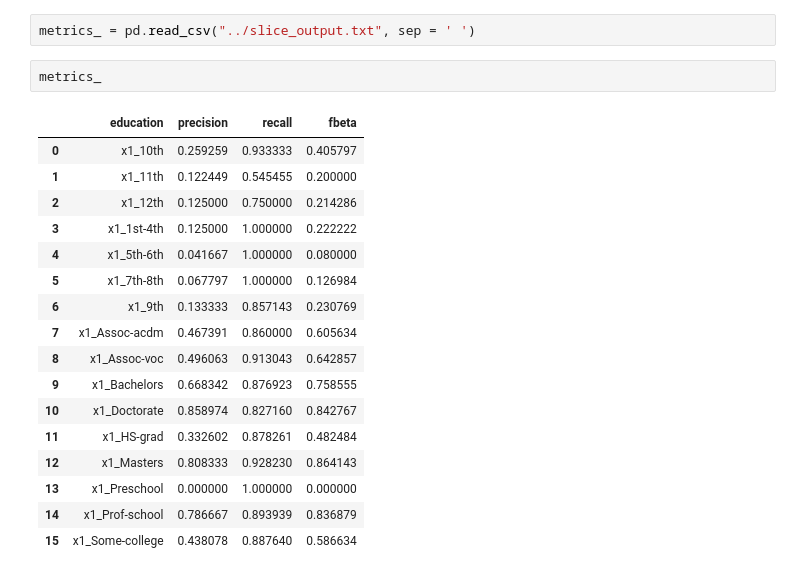
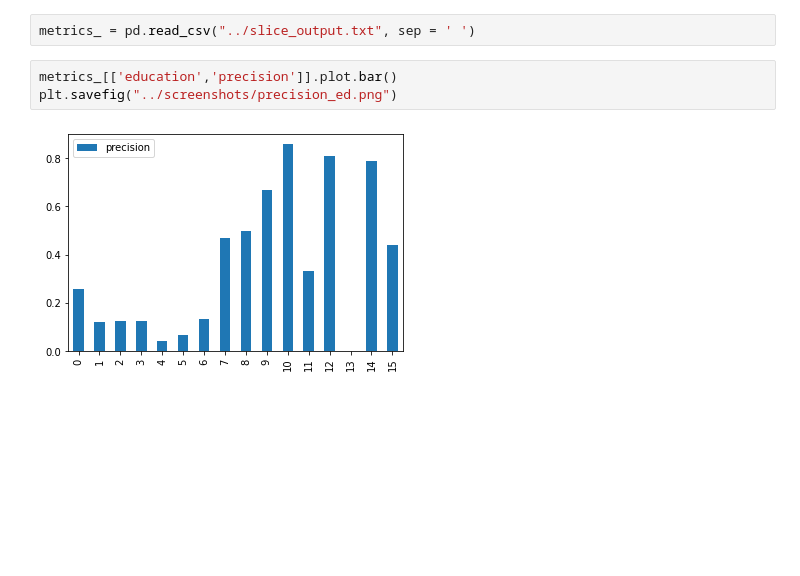
Before and after one commit to LuMel/Project_module4_CICD, a Jupyter notebook: notebooks/data_slice_preparation.ipynb, the cells around one changed output. Saved outputs shown, nothing was run; the diff lists cells and outputs as text; blank space fills up the shorter version.

```diff
--- a/notebooks/data_slice_preparation.ipynb
+++ b/notebooks/data_slice_preparation.ipynb
@@ -184,26 +184,11 @@ cols_name
  'x1_Some-college']
 # %%
 metrics_ = pd.read_csv("../slice_output.txt", sep = ' ')
-# %%
-metrics_
-# %% [output]
-|  | education | precision | recall | fbeta |
-| 0 | x1_10th | 0.259259 | 0.933333 | 0.405797 |
-| 1 | x1_11th | 0.122449 | 0.545455 | 0.200000 |
-| 2 | x1_12th | 0.125000 | 0.750000 | 0.214286 |
-| 3 | x1_1st-4th | 0.125000 | 1.000000 | 0.222222 |
-| 4 | x1_5th-6th | 0.041667 | 1.000000 | 0.080000 |
-| 5 | x1_7th-8th | 0.067797 | 1.000000 | 0.126984 |
-| 6 | x1_9th | 0.133333 | 0.857143 | 0.230769 |
-| 7 | x1_Assoc-acdm | 0.467391 | 0.860000 | 0.605634 |
-| 8 | x1_Assoc-voc | 0.496063 | 0.913043 | 0.642857 |
-| 9 | x1_Bachelors | 0.668342 | 0.876923 | 0.758555 |
-| 10 | x1_Doctorate | 0.858974 | 0.827160 | 0.842767 |
-| 11 | x1_HS-grad | 0.332602 | 0.878261 | 0.482484 |
-| 12 | x1_Masters | 0.808333 | 0.928230 | 0.864143 |
-| 13 | x1_Preschool | 0.000000 | 1.000000 | 0.000000 |
-| 14 | x1_Prof-school | 0.786667 | 0.893939 | 0.836879 |
-| 15 | x1_Some-college | 0.438078 | 0.887640 | 0.586634 |
+# %%
+metrics_[['education','precision']].plot.bar()
+plt.savefig("../screenshots/precision_ed.png")
+# %% [output]
+[figure, added]
 # %%
 import matplotlib.pyplot as plt
 
```
Also changed, not shown: parts of 1 cell of this notebook, 3 other files.
